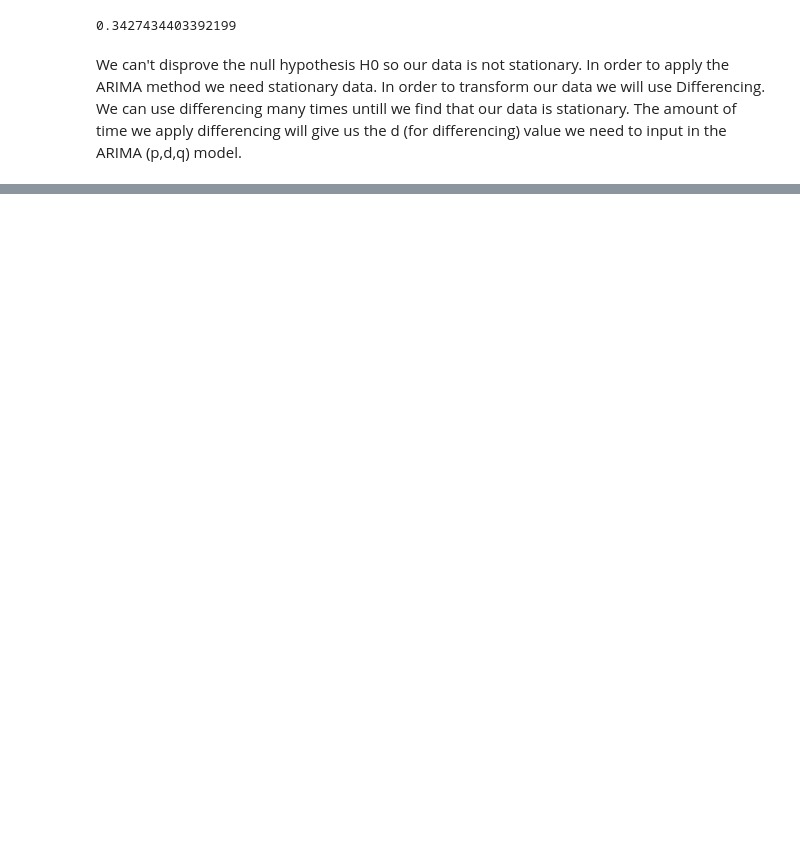
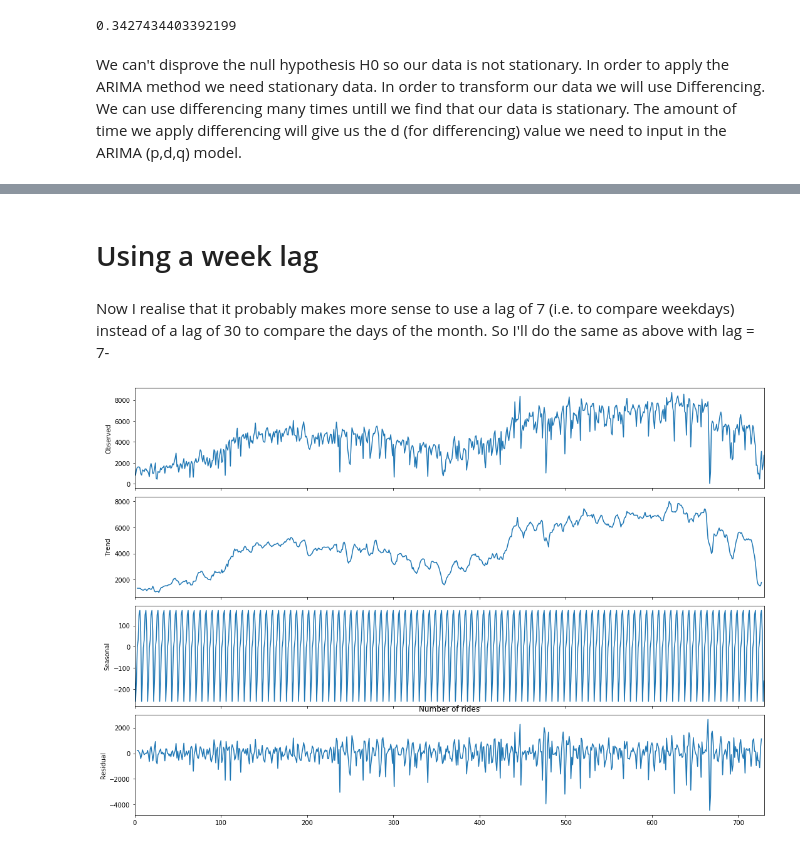
Before and after one commit to laurent-guerguy/Project-5-Bikesharing-Predict-Bike-Usage, a Jupyter notebook: your-project/Days Analysis.ipynb, the cells around one changed output, grey strips where cells are left out. Cells and saved outputs as stored; diff of their text form; code cells hidden in the pictures; blank space fills up the shorter version.

```diff
--- a/your-project/Days Analysis.ipynb
+++ b/your-project/Days Analysis.ipynb
@@ -71,0 +105,16 @@ We can use differencing many times untill we find that our data is stationary. T
+# %% [markdown]
+# Using a week lag
+# %% [markdown]
+Now I realise that it probably makes more sense to use a lag of 7 (i.e. to compare weekdays) instead of a lag of 30 to compare the days of the month. So I'll do the same as above with lag = 7-
+# %%
+# Decomposition of the time serie. As the variation in the trend is more linear than exponential I apply an additive
+# decomposition with a lag (called freq) of 7
+plt.rcParams["figure.figsize"] = [15, 10]
+decomposed = sm.tsa.seasonal_decompose(days['cnt'], model="additive", freq=7)
+decomposed_plot = decomposed.plot()
+
+plt.title('Number of rides')
+
+plt.show()
+# %% [output]
+[figure, added]
```
Also changed, not shown: parts of 17 cells of this notebook.
